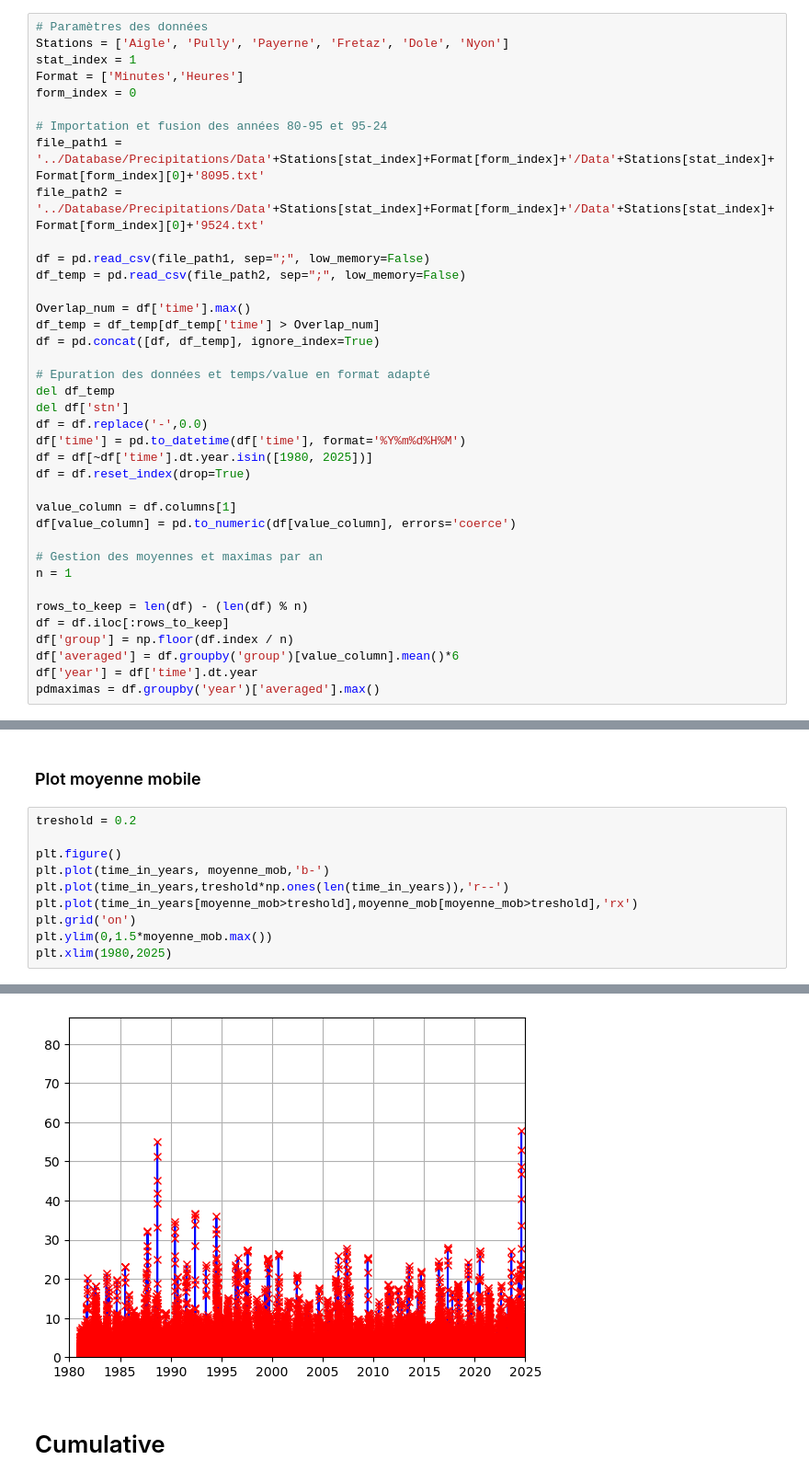
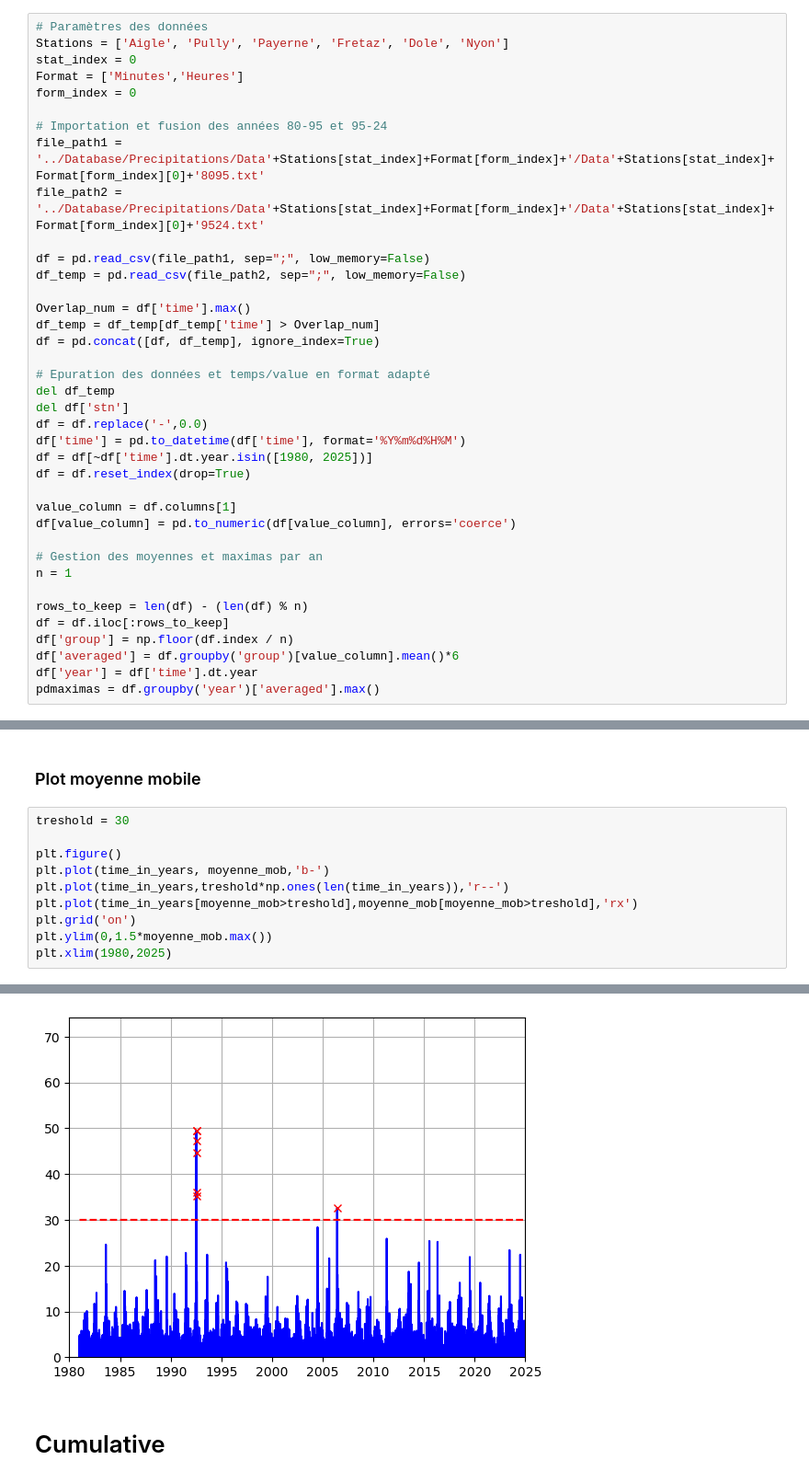
Before and after one commit to Eugnmttx/RainAnalysis, a Jupyter notebook: Version1/Cumulative_and_MM.ipynb, the cells around one changed output, grey strips where cells are left out. Shown: that part at 92% size. Saved outputs shown, nothing was run; the diff lists cells and outputs as text.

```diff
--- a/Version1/Cumulative_and_MM.ipynb
+++ b/Version1/Cumulative_and_MM.ipynb
@@ -13,7 +13,7 @@ import calendar
 # %%
 # Paramètres des données
 Stations = ['Aigle', 'Pully', 'Payerne', 'Fretaz', 'Dole', 'Nyon']
-stat_index = 1
+stat_index = 0
 Format = ['Minutes','Heures']
 form_index = 0
 
@@ -65,18 +65,18 @@ moyenne_mob = np.convolve(values,np.ones(m)/m,mode='same')
 # %% [markdown]
 ### Plot moyenne mobile
 # %%
-treshold = 0.2
+treshold = 30
 
 plt.figure()
 plt.plot(time_in_years, moyenne_mob,'b-')
 plt.plot(time_in_years,treshold*np.ones(len(time_in_years)),'r--')
 plt.plot(time_in_years[moyenne_mob>treshold],moyenne_mob[moyenne_mob>treshold],'rx')
 plt.grid('on')
 plt.ylim(0,1.5*moyenne_mob.max())
 plt.xlim(1980,2025)
 # %% [output]
 (1980.0, 2025.0)
-[figure, old version]
+[figure, new version]
 # %% [markdown]
 # Cumulative
 # %%
```
Also changed, not shown: parts of 8 cells of this notebook, 1 other file.
